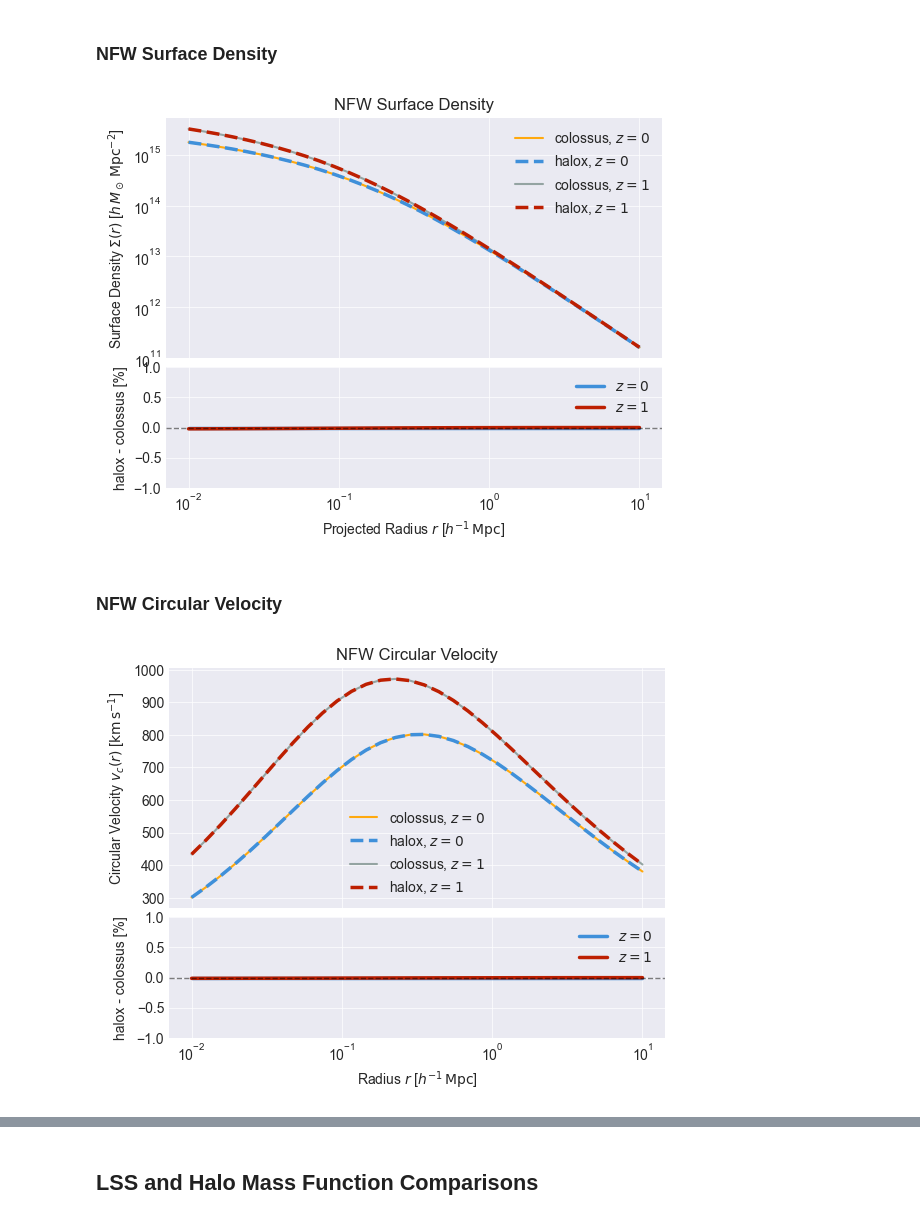
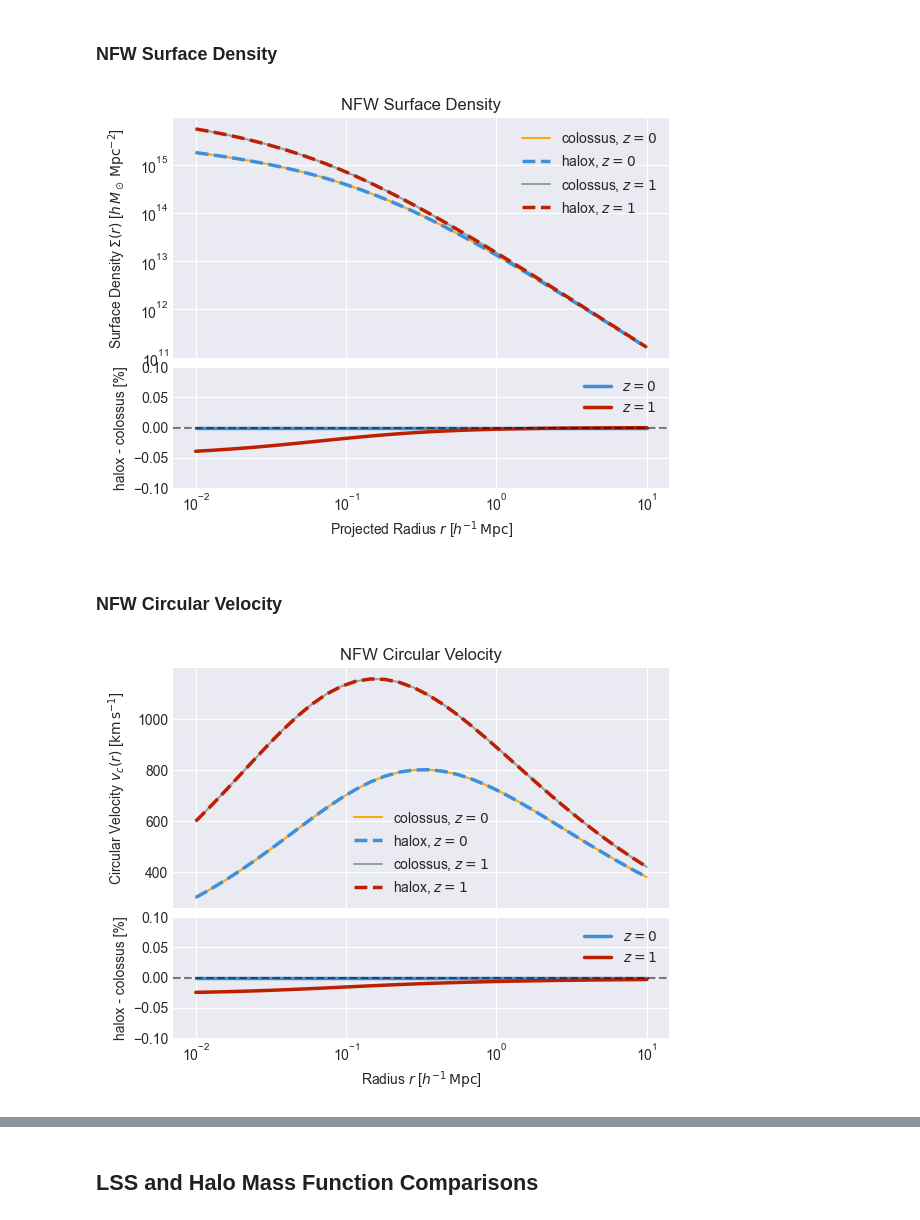
Before and after one commit to fkeruzore/halox, a Jupyter notebook: notebooks/halox_vs_colossus.ipynb, the cells around one changed output, grey strips where cells are left out. Saved outputs shown, nothing was run; the diff lists cells and outputs as text; code cells hidden in the pictures.

```diff
--- a/notebooks/halox_vs_colossus.ipynb
+++ b/notebooks/halox_vs_colossus.ipynb
@@ -103,7 +104,7 @@ style_kw = [
 m_delta = 1e14  # h-1 Msun
 c_delta = 5.0
 deltas = [200.0]
-redshifts = [0.0, 1.0]
+redshifts = [0.0, 2.0]
 
 # Radial range
 r = jnp.logspace(-2, 1, 32)  # h-1 Mpc
@@ -131,9 +132,9 @@ fig, ax_main, ax_ratio = create_comparison_plot()
 ax_main.loglog(r, rho_colossus[0.0], label="colossus, $z=0$", **style_kw[0])
 ax_main.loglog(r, rho_halox[0.0], label="halox, $z=0$", **style_kw[1])
 
-# z=1.0
-ax_main.loglog(r, rho_colossus[1.0], label="colossus, $z=1$", **style_kw[2])
-ax_main.loglog(r, rho_halox[1.0], label="halox, $z=1$", **style_kw[3])
+# z=2.0
+ax_main.loglog(r, rho_colossus[2.0], label="colossus, $z=2$", **style_kw[2])
+ax_main.loglog(r, rho_halox[2.0], label="halox, $z=2$", **style_kw[3])
 
 ax_main.set_ylabel(r"Density $\rho(r)$ [$h^2 \, M_\odot \, {\rm Mpc}^{-3}$]")
 ax_main.set_title("NFW Density Profile")
@@ -141,17 +142,20 @@ ax_main.legend()
 
 # Ratio panel: relative differences for both redshifts
 ratio_z0 = (rho_halox[0.0] / rho_colossus[0.0] - 1.0) * 100  # Convert to %
-ratio_z1 = (rho_halox[1.0] / rho_colossus[1.0] - 1.0) * 100  # Convert to %
+ratio_z1 = (rho_halox[2.0] / rho_colossus[2.0] - 1.0) * 100  # Convert to %
 
 ax_ratio.semilogx(r, ratio_z0, label="$z=0$", **style_kw[-3])
-ax_ratio.semilogx(r, ratio_z1, label="$z=1$", **style_kw[-2])
+ax_ratio.semilogx(r, ratio_z1, label="$z=2$", **style_kw[-2])
 
 ax_ratio.axhline(0.0, color="k", linestyle="--", alpha=0.5)
 ax_ratio.set_xlabel(r"Radius $r$ [$h^{-1} \, {\rm Mpc}$]")
 ax_ratio.set_ylabel("halox - colossus [%]")
-ax_ratio.set_ylim(-1, 1)
+ax_ratio.set_ylim(-0.1, 0.1)
 ax_ratio.legend()
 
 # Align y-axis labels
 fig.align_labels([ax_main, ax_ratio])
+
+print("% diff at z=0: ", ratio_z0)
+print("% diff at z=2: ", ratio_z1)
 # %% [output]
@@ -235,11 +270,11 @@ ax_main.loglog(
 )
 ax_main.loglog(r, sigma_surf_halox[0.0], label="halox, $z=0$", **style_kw[1])
 
-# z=1.0
+# z=2.0
 ax_main.loglog(
-    r, sigma_surf_colossus[1.0], label="colossus, $z=1$", **style_kw[2]
+    r, sigma_surf_colossus[2.0], label="colossus, $z=1$", **style_kw[2]
 )
-ax_main.loglog(r, sigma_surf_halox[1.0], label="halox, $z=1$", **style_kw[3])
+ax_main.loglog(r, sigma_surf_halox[2.0], label="halox, $z=1$", **style_kw[3])
 
 ax_main.set_ylabel(
     r"Surface Density $\Sigma(r)$ [$h \, M_\odot \, {\rm Mpc}^{-2}$]"
@@ -252,7 +287,7 @@ ratio_z0 = (
     sigma_surf_halox[0.0] / sigma_surf_colossus[0.0] - 1.0
 ) * 100  # Convert to %
 ratio_z1 = (
-    sigma_surf_halox[1.0] / sigma_surf_colossus[1.0] - 1.0
+    sigma_surf_halox[2.0] / sigma_surf_colossus[2.0] - 1.0
 ) * 100  # Convert to %
 
 ax_ratio.semilogx(r, ratio_z0, label="$z=0$", **style_kw[-3])
@@ -261,13 +296,13 @@ ax_ratio.semilogx(r, ratio_z1, label="$z=1$", **style_kw[-2])
 ax_ratio.axhline(0.0, color="k", linestyle="--", alpha=0.5)
 ax_ratio.set_xlabel(r"Projected Radius $r$ [$h^{-1} \, {\rm Mpc}$]")
 ax_ratio.set_ylabel("halox - colossus [%]")
-ax_ratio.set_ylim(-1, 1)
+ax_ratio.set_ylim(-0.1, 0.1)
 ax_ratio.legend()
 
 # Align y-axis labels
 fig.align_labels([ax_main, ax_ratio])
 # %% [output]
-[figure, old version]
+[figure, new version]
 # %% [markdown]
 ### NFW Circular Velocity
 # %%
@@ -286,36 +321,36 @@ for z in redshifts:
     v_c_halox[z] = nfw_halox.circular_velocity(r)
     v_c_colossus[z] = nfw_colossus.circularVelocity(r * 1000)
 
 # Create comparison plot
 fig, ax_main, ax_ratio = create_comparison_plot()
 
 # Main panel: plot colossus first (behind), then halox (on top)
 # z=0.0
 ax_main.semilogx(r, v_c_colossus[0.0], label="colossus, $z=0$", **style_kw[0])
 ax_main.semilogx(r, v_c_halox[0.0], label="halox, $z=0$", **style_kw[1])
 
-# z=1.0
-ax_main.semilogx(r, v_c_colossus[1.0], label="colossus, $z=1$", **style_kw[2])
-ax_main.semilogx(r, v_c_halox[1.0], label="halox, $z=1$", **style_kw[3])
+# z=2.0
+ax_main.semilogx(r, v_c_colossus[2.0], label="colossus, $z=1$", **style_kw[2])
+ax_main.semilogx(r, v_c_halox[2.0], label="halox, $z=1$", **style_kw[3])
 
 ax_main.set_ylabel(r"Circular Velocity $v_c(r)$ [${\rm km} \, {\rm s}^{-1}$]")
 ax_main.set_title("NFW Circular Velocity")
 ax_main.legend()
 
 # Ratio panel: relative differences for both redshifts
 ratio_z0 = (v_c_halox[0.0] / v_c_colossus[0.0] - 1.0) * 100  # Convert to %
-ratio_z1 = (v_c_halox[1.0] / v_c_colossus[1.0] - 1.0) * 100  # Convert to %
+ratio_z1 = (v_c_halox[2.0] / v_c_colossus[2.0] - 1.0) * 100  # Convert to %
 
 ax_ratio.semilogx(r, ratio_z0, label="$z=0$", **style_kw[-3])
 ax_ratio.semilogx(r, ratio_z1, label="$z=1$", **style_kw[-2])
 
 ax_ratio.axhline(0.0, color="k", linestyle="--", alpha=0.5)
 ax_ratio.set_xlabel(r"Radius $r$ [$h^{-1} \, {\rm Mpc}$]")
 ax_ratio.set_ylabel("halox - colossus [%]")
-ax_ratio.set_ylim(-1, 1)
+ax_ratio.set_ylim(-0.1, 0.1)
 ax_ratio.legend()
 
 # Align y-axis labels
 fig.align_labels([ax_main, ax_ratio])
 # %% [output]
-[figure, old version]
+[figure, new version]
```
Also changed, not shown: parts of 13 cells of this notebook, 1 other file.
